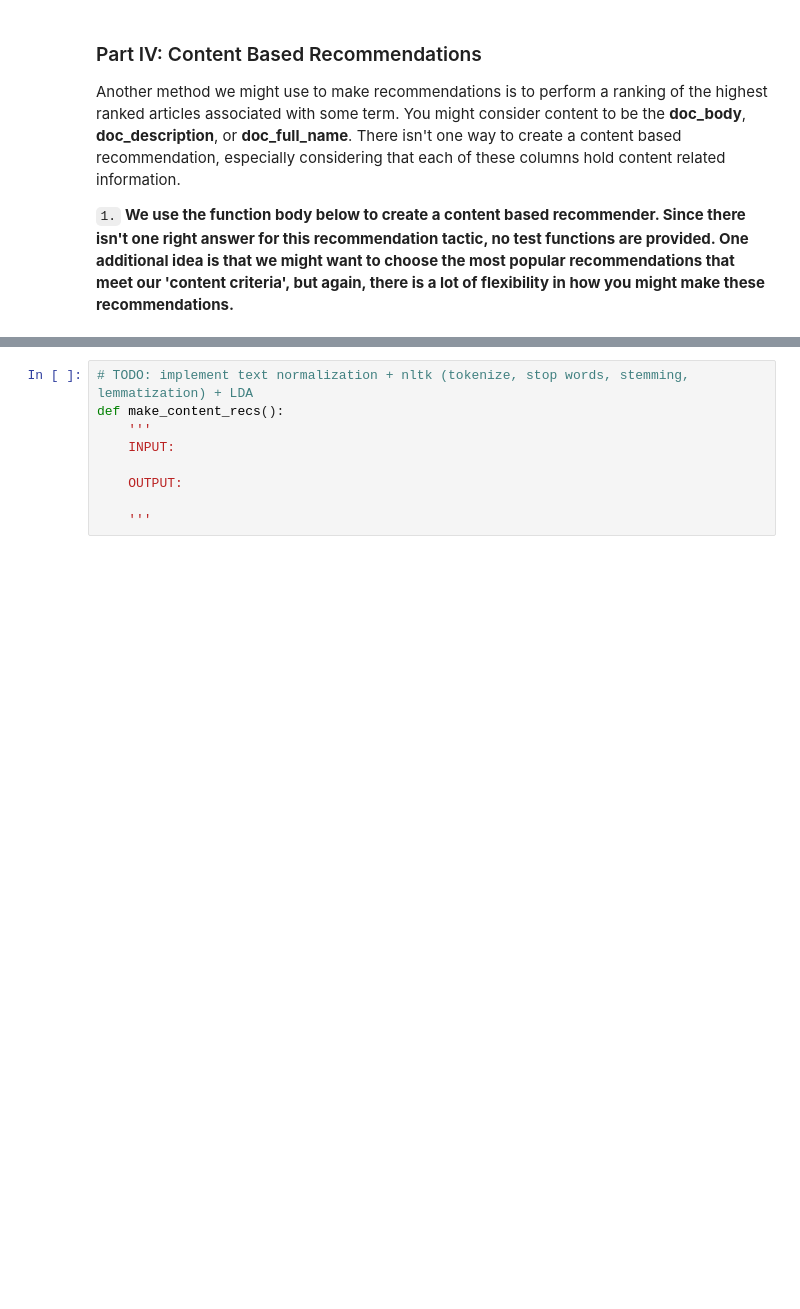
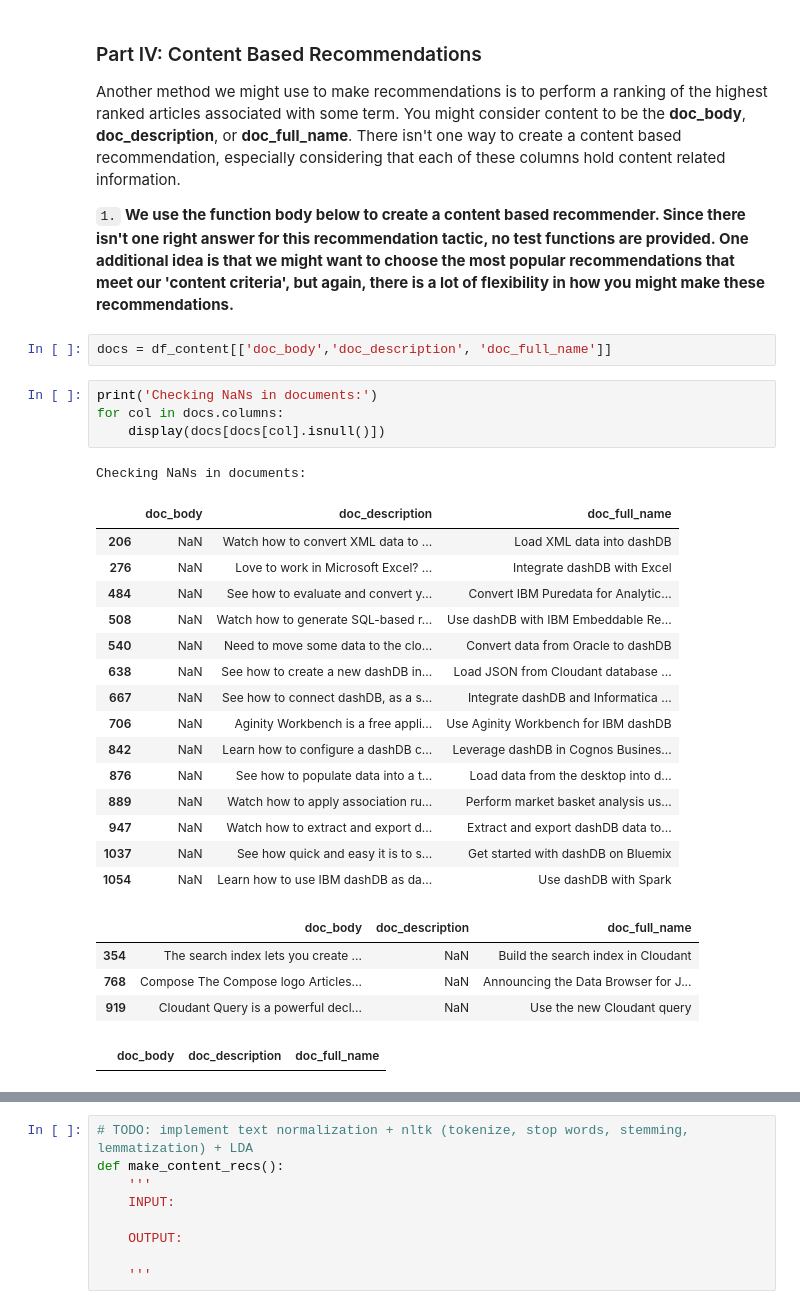
Before and after one commit to marcelokscunha/projects, a Jupyter notebook: recommendations/Recommendations_with_IBM.ipynb, the cells around one changed output, grey strips where cells are left out. Cells and saved outputs as stored; diff of their text form; blank space fills up the shorter version.

```diff
--- a/recommendations/Recommendations_with_IBM.ipynb
+++ b/recommendations/Recommendations_with_IBM.ipynb
@@ -797,3 +799,31 @@ That's right!  Nice job!
 Another method we might use to make recommendations is to perform a ranking of the highest ranked articles associated with some term.  You might consider content to be the **doc_body**, **doc_description**, or **doc_full_name**.  There isn't one way to create a content based recommendation, especially considering that each of these columns hold content related information.
 
 `1.` __We use the function body below to create a content based recommender.  Since there isn't one right answer for this recommendation tactic, no test functions are provided.  One additional idea is that we might want to choose the most popular recommendations that meet our 'content criteria', but again, there is a lot of flexibility in how you might make these recommendations.__
+# %%
+docs = df_content[['doc_body','doc_description', 'doc_full_name']]
+# %%
+print('Checking NaNs in documents:')
+for col in docs.columns:
+    display(docs[docs[col].isnull()])
+# %% [output]
+Checking NaNs in documents:
+|  | doc_body | doc_description | doc_full_name |
+| 206 | NaN | Watch how to convert XML data to ... | Load XML data into dashDB |
+| 276 | NaN | Love to work in Microsoft Excel? ... | Integrate dashDB with Excel |
+| 484 | NaN | See how to evaluate and convert y... | Convert IBM Puredata for Analytic... |
+| 508 | NaN | Watch how to generate SQL-based r... | Use dashDB with IBM Embeddable Re... |
+| 540 | NaN | Need to move some data to the clo... | Convert data from Oracle to dashDB |
+| 638 | NaN | See how to create a new dashDB in... | Load JSON from Cloudant database ... |
+| 667 | NaN | See how to connect dashDB, as a s... | Integrate dashDB and Informatica ... |
+| 706 | NaN | Aginity Workbench is a free appli... | Use Aginity Workbench for IBM dashDB |
+| 842 | NaN | Learn how to configure a dashDB c... | Leverage dashDB in Cognos Busines... |
+| 876 | NaN | See how to populate data into a t... | Load data from the desktop into d... |
+| 889 | NaN | Watch how to apply association ru... | Perform market basket analysis us... |
+| 947 | NaN | Watch how to extract and export d... | Extract and export dashDB data to... |
+| 1037 | NaN | See how quick and easy it is to s... | Get started with dashDB on Bluemix |
+| 1054 | NaN | Learn how to use IBM dashDB as da... | Use dashDB with Spark |
+|  | doc_body | doc_description | doc_full_name |
+| 354 | The search index lets you create ... | NaN | Build the search index in Cloudant |
+| 768 | Compose The Compose logo Articles... | NaN | Announcing the Data Browser for J... |
+| 919 | Cloudant Query is a powerful decl... | NaN | Use the new Cloudant query |
+|  | doc_body | doc_description | doc_full_name |
```
Also changed, not shown: parts of 36 cells of this notebook.
